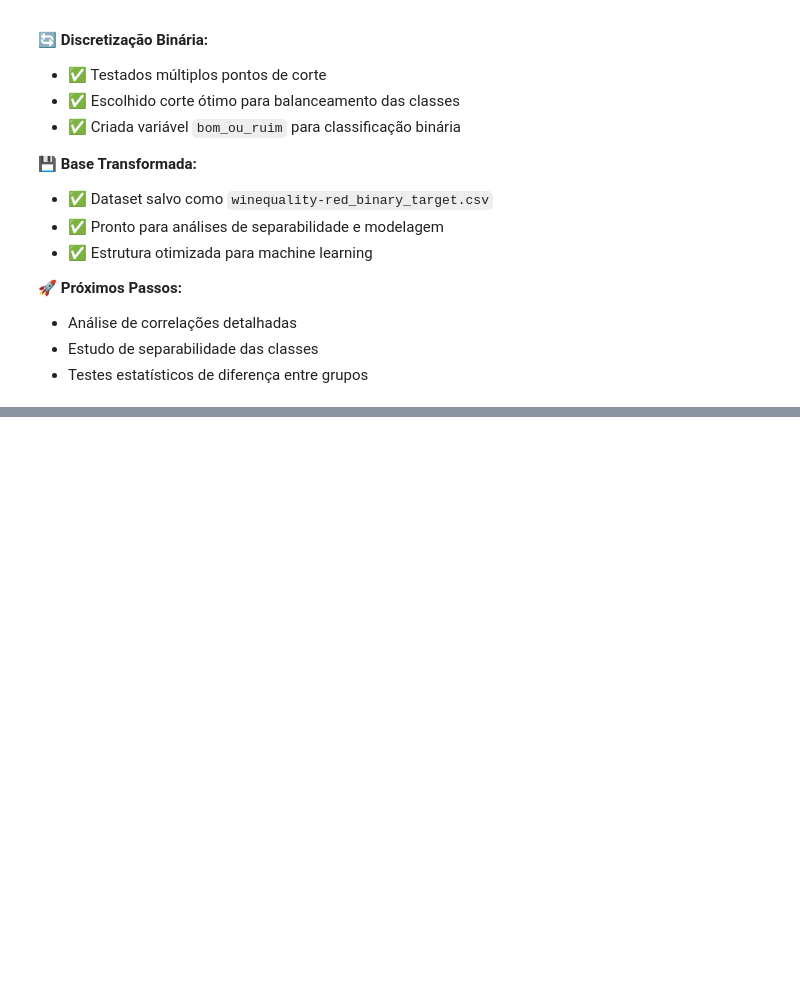
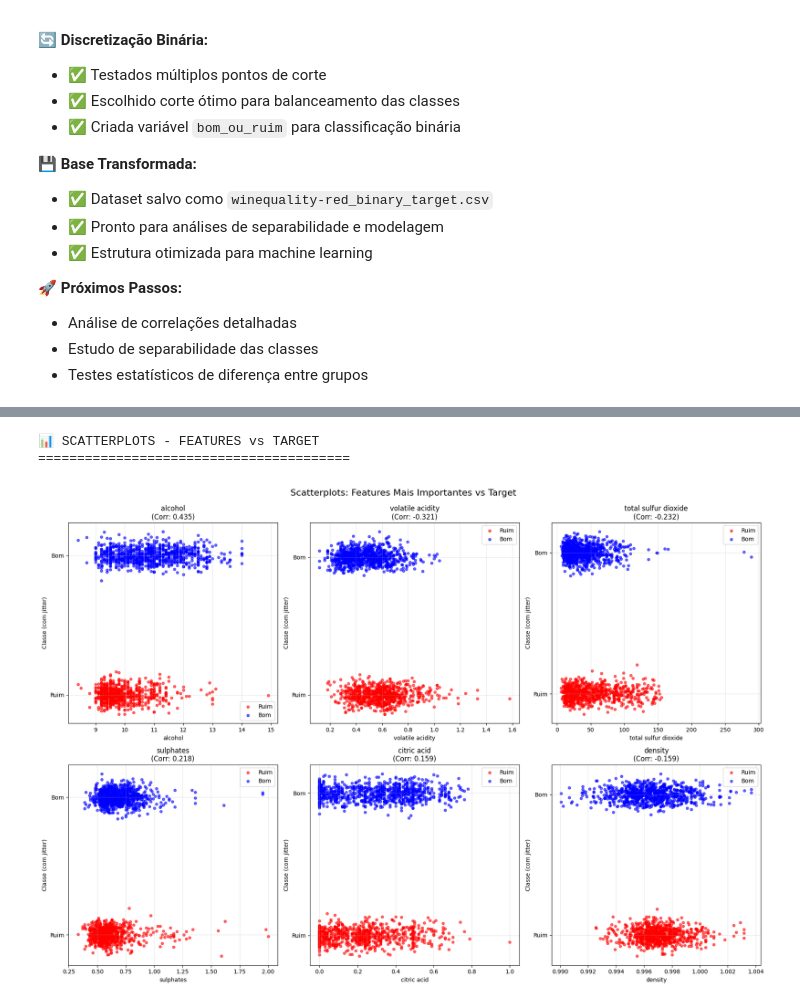
Before and after one commit to Guilherme0202PM/wine-data-science-case, a Jupyter notebook: Case_vinhos.ipynb, the cells around one changed output, grey strips where cells are left out. Saved outputs shown, nothing was run; the diff lists cells and outputs as text; code cells hidden in the pictures; blank space fills up the shorter version.

```diff
--- a/Case_vinhos.ipynb
+++ b/Case_vinhos.ipynb
@@ -891,0 +1025,38 @@ print(df_verificacao.head(3))
+# %%
+# Scatterplots das features mais importantes vs target
+print("📊 SCATTERPLOTS - FEATURES vs TARGET")
+print("="*40)
+
+# Focar nas features mais correlacionadas
+top_features = important_features[:6]  # Top 6 features mais importantes
+
+fig, axes = plt.subplots(2, 3, figsize=(18, 12))
+axes = axes.ravel()
+
+for i, feature in enumerate(top_features):
+    # Scatterplot com jitter para melhor visualização
+    x_bom = df[df['bom_ou_ruim'] == 'bom'][feature]
+    x_ruim = df[df['bom_ou_ruim'] == 'ruim'][feature]
+
+    # Adicionar jitter no eixo y para separar visualmente
+    y_bom = np.random.normal(1, 0.05, len(x_bom))
+    y_ruim = np.random.normal(0, 0.05, len(x_ruim))
+
+    axes[i].scatter(x_ruim, y_ruim, alpha=0.6, color='red', label='Ruim', s=20)
+    axes[i].scatter(x_bom, y_bom, alpha=0.6, color='blue', label='Bom', s=20)
+
+    axes[i].set_xlabel(feature)
+    axes[i].set_ylabel('Classe (com jitter)')
+    axes[i].set_title(f'{feature}\n(Corr: {target_correlations[feature]:.3f})')
+    axes[i].legend()
+    axes[i].set_yticks([0, 1])
+    axes[i].set_yticklabels(['Ruim', 'Bom'])
+    axes[i].grid(True, alpha=0.3)
+
+plt.tight_layout()
+plt.suptitle('Scatterplots: Features Mais Importantes vs Target', y=1.02, fontsize=16)
+plt.show()
+# %% [output]
+📊 SCATTERPLOTS - FEATURES vs TARGET
+========================================
+[figure, added]
```
Also changed, not shown: parts of 13 cells of this notebook.
